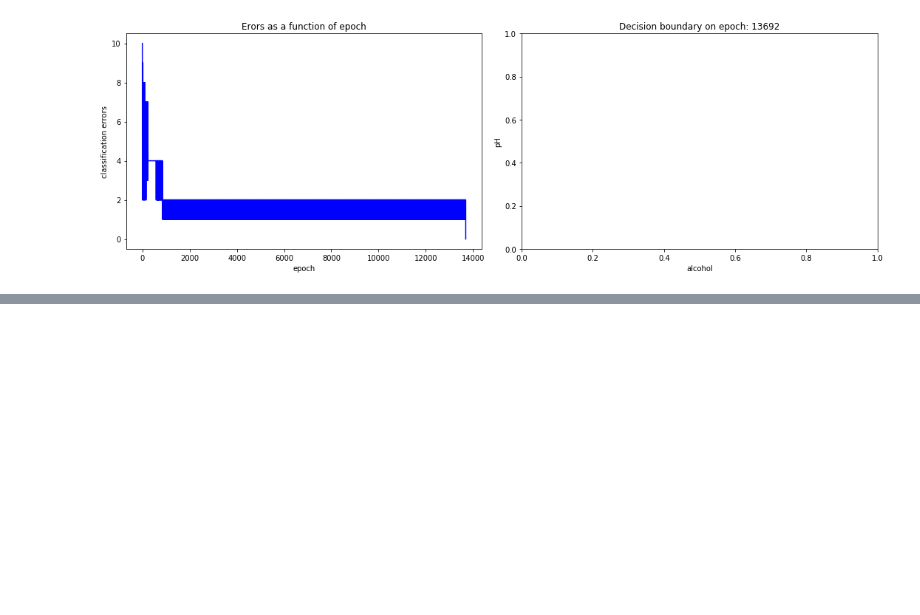
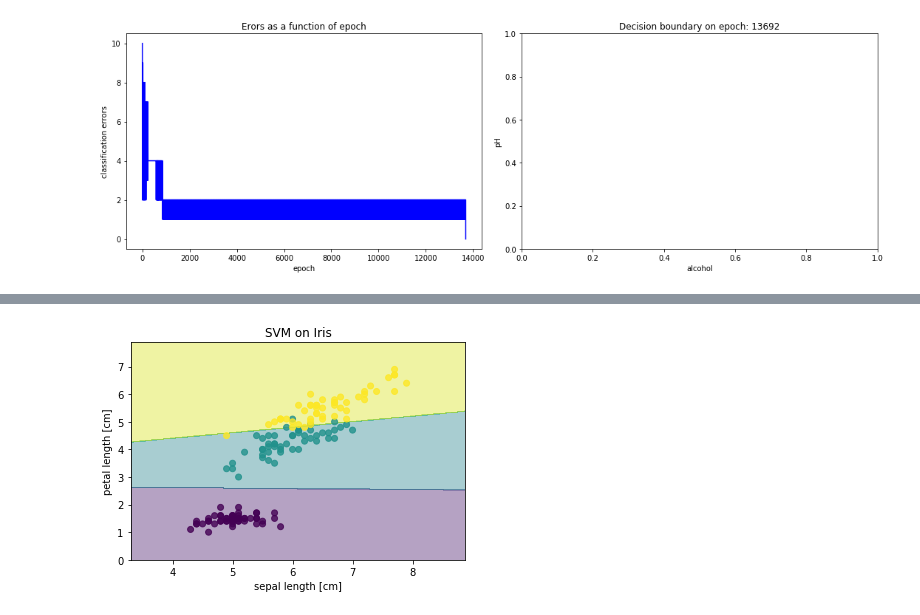
Before and after one commit to aspyltsov65/-ft_sommelier, a Jupyter notebook: python_env/ft_sommelier.ipynb, the cells around one changed output, grey strips where cells are left out. Saved outputs shown, nothing was run; the diff lists cells and outputs as text; code cells hidden in the pictures; blank space fills up the shorter version.

```diff
--- a/python_env/ft_sommelier.ipynb
+++ b/python_env/ft_sommelier.ipynb
@@ -222,0 +264,57 @@ plt.show()
+# %%
+import matplotlib.pyplot as plt
+import numpy as np
+
+def plot_decision_regions(X, y, clf, res=0.02):
+    """
+    Plots decision regions of a classifier.
+
+    Parameters
+    ----------
+    X : array-like, shape = [n_samples, n_features]
+      Feature Matrix.
+
+    y : array-like, shape = [n_samples]
+      True class labels.
+
+    clf : Classifier object. Must have a .predict method.
+
+    res : float (default: 0.02)
+      Grid width. Lower values increase the resolution but
+        slow down the plotting.
+
+    Returns
+    ---------
+    None
+
+    """
+    x_min, x_max = X[:, 0].min() - 1, X[:, 0].max() + 1
+    y_min, y_max = X[:, 1].min() - 1, X[:, 1].max() + 1
+    xx, yy = np.meshgrid(np.arange(x_min, x_max, res), np.arange(y_min, y_max, res))
+
+    Z = clf.predict(np.c_[xx.ravel(), yy.ravel()])
+    Z = Z.reshape(xx.shape)
+    plt.contourf(xx, yy, Z, alpha=0.4)
+    plt.scatter(X[:, 0], X[:, 1], c=y,  alpha=0.8)
+
+    plt.xlim(xx.min(), xx.max())
+    plt.ylim(yy.min(), yy.max())
+
+
+
+# EXAMPLE
+
+from sklearn import datasets
+from sklearn.svm import SVC
+iris = datasets.load_iris()
+X = iris.data[:, [0,2]]
+y = iris.target
+svm = SVC(C=1.0, kernel='linear')
+svm.fit(X,y)
+plot_decision_regions(X, y, clf=svm, res=0.02)
+plt.xlabel('sepal length [cm]')
+plt.ylabel('petal length [cm]')
+plt.title('SVM on Iris')
+plt.show()
+# %% [output]
+[figure, added]
```
Also changed, not shown: parts of 3 cells of this notebook, 1 other file.
